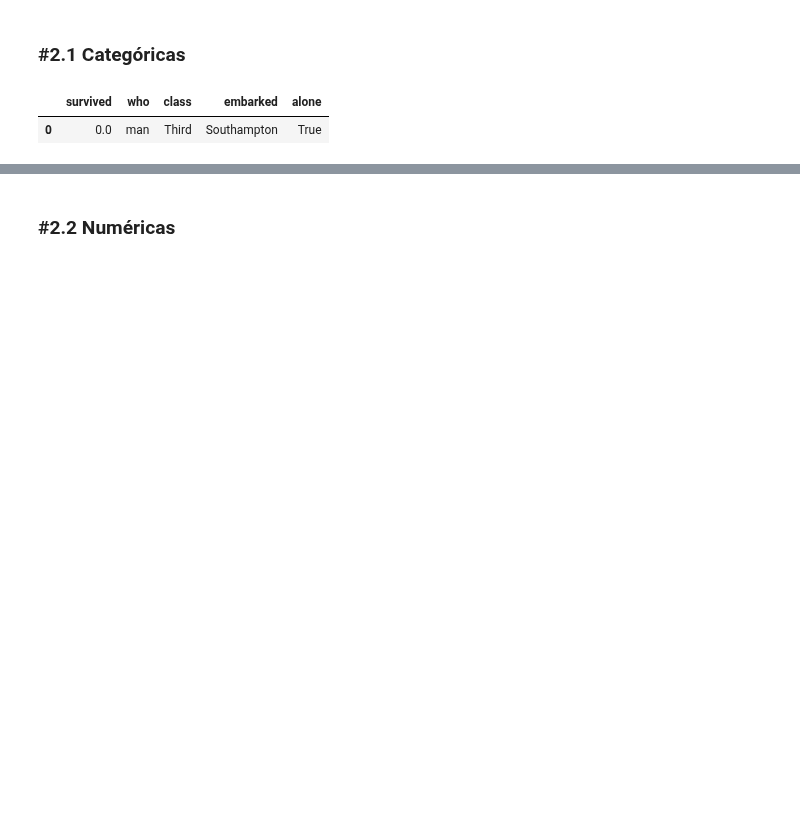
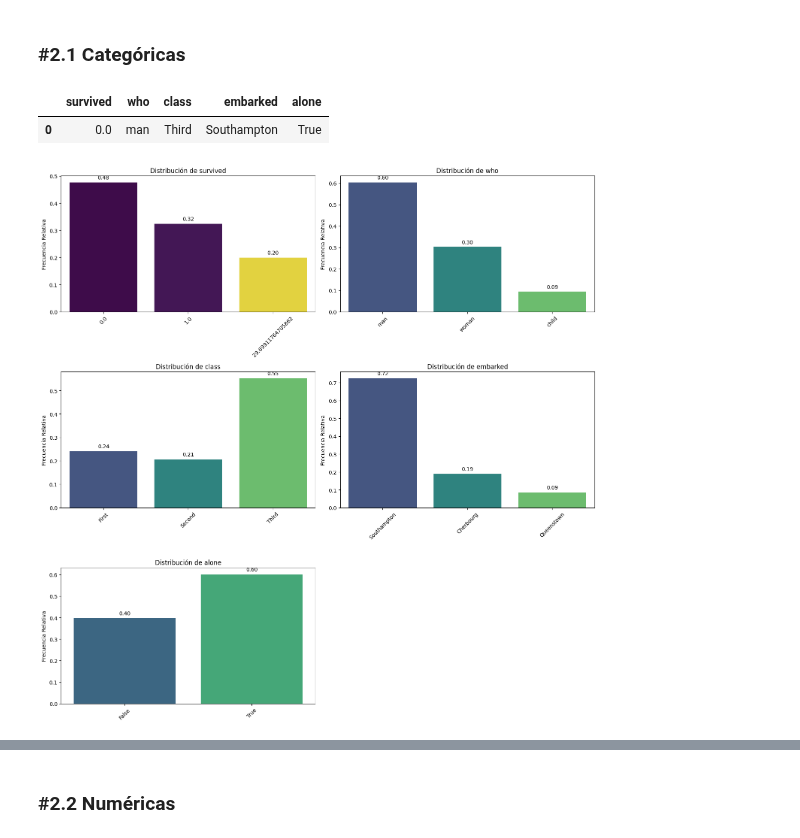
Before and after one commit to CarlosNoya/ONLINE_DS_THEBRIDGE_TRABAJOS, a Jupyter notebook: SPRINT_07/Unidad_01/Practica_Obligatoria/18_Practica_Obligatoria_Univariante.ipynb, the cells around one changed output, grey strips where cells are left out. Saved outputs shown, nothing was run; the diff lists cells and outputs as text; code cells hidden in the pictures; blank space fills up the shorter version.

```diff
--- a/SPRINT_07/Unidad_01/Practica_Obligatoria/18_Practica_Obligatoria_Univariante.ipynb
+++ b/SPRINT_07/Unidad_01/Practica_Obligatoria/18_Practica_Obligatoria_Univariante.ipynb
@@ -250,3 +276,6 @@ Sabiendo que el objetivo de nuestro análisis es hacer un estudio de la superviv
 Nota: Si quieres añadir más, perfecto.
 
 Separa el análisis en categóricas (incluyendo binarias) y numéricas. Muestra valores, gráficas y conclusiones/observaciones (2 o 3 por variable)
+# %%
+df_titanic_analisis = df_titanic[["survived","who","age","fare","class","embarked","alone"]]
+df_titanic_analisis
@@ -276,8 +354,14 @@ variables_categoricas = [
     "embarked",
     "alone",
 ]
-
-df_titanic[variables_categoricas].mode()
-# %% [output]
-|  | survived | who | class | embarked | alone |
-| 0 | 0.0 | man | Third | Southampton | True |
+# %%
+# MODA
+df_titanic_analisis[variables_categoricas].mode()
+# %% [output]
+|  | survived | who | class | embarked | alone |
+| 0 | 0.0 | man | Third | Southampton | True |
+# %%
+# FRECUENCIA RELATIVAS
+bc.pinta_distribucion_categoricas(df_titanic_analisis,variables_categoricas,relativa=True,mostrar_valores=True)
+# %% [output]
+[figure, added]
```
Also changed, not shown: parts of 17 cells of this notebook.
